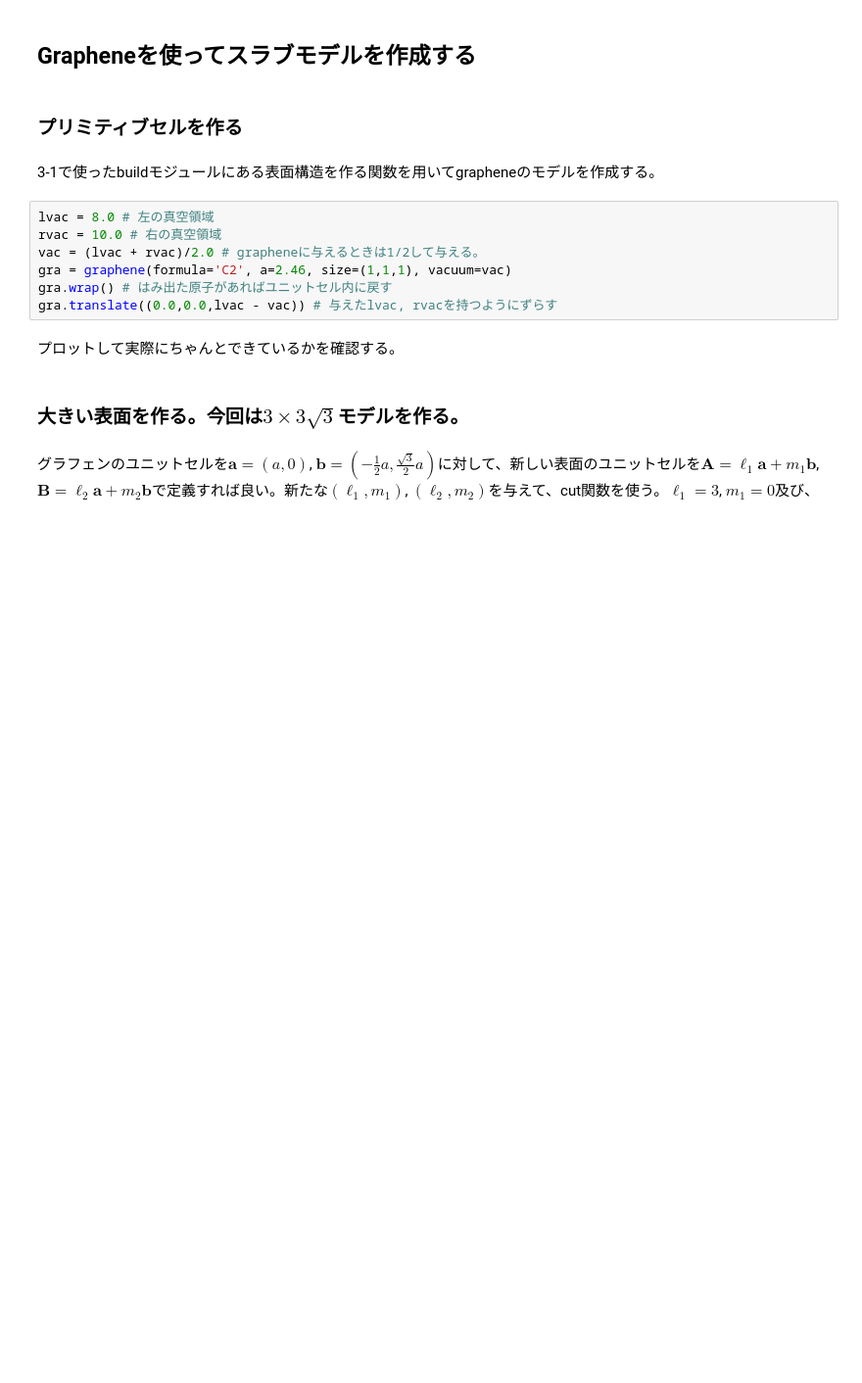
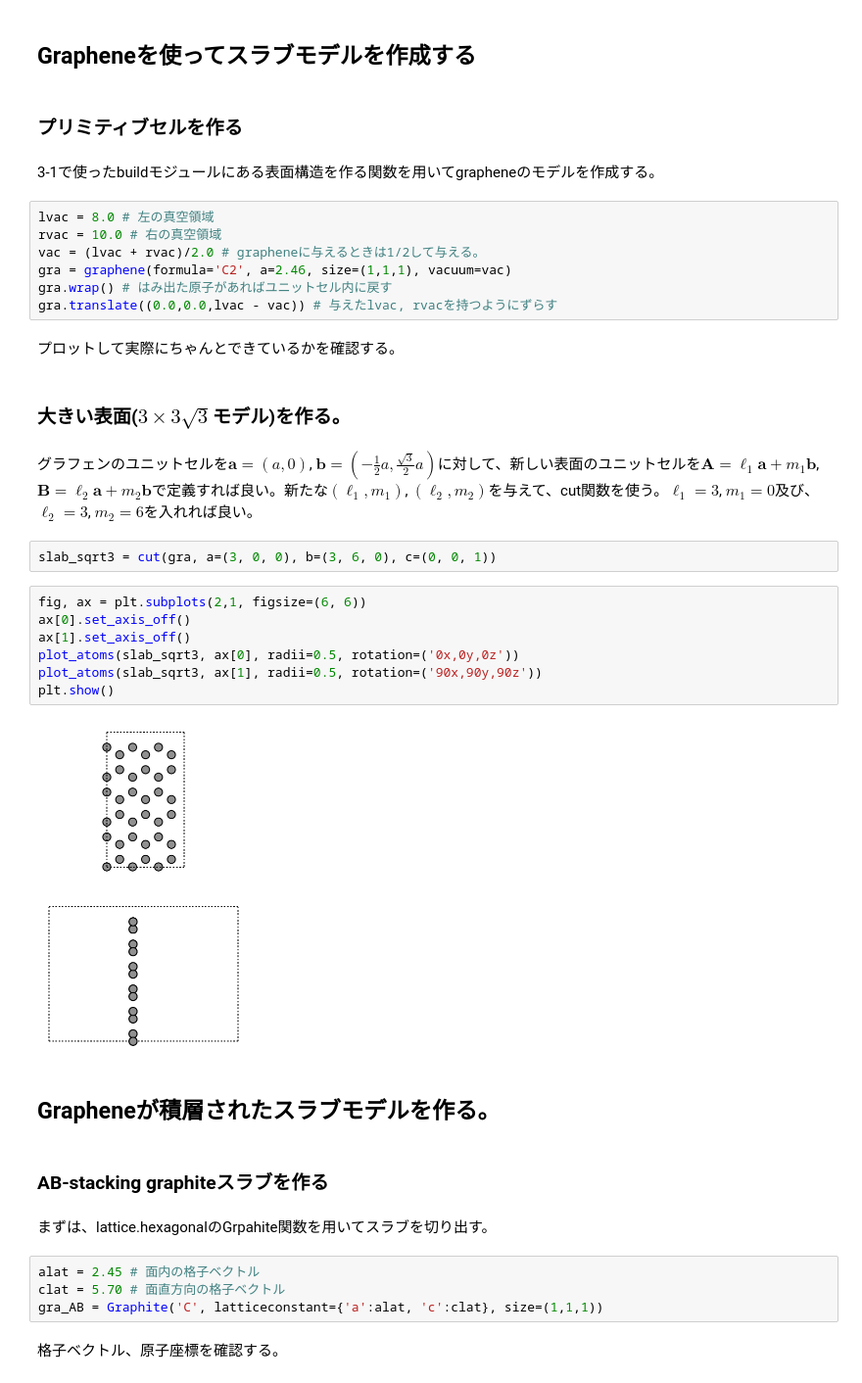
Before and after one commit to dockerytong/qe_ESM_RISM, a Jupyter notebook: notebook/03_2ASE.ipynb, the cells around one changed output. Shown at 98% size. Drawn from its saved outputs; the diff is of its cells as text; blank space fills up the shorter version.

```diff
--- a/notebook/03_2ASE.ipynb
+++ b/notebook/03_2ASE.ipynb
@@ -37,6 +37,29 @@ gra.translate((0.0,0.0,lvac - vac)) # 与えたlvac, rvacを持つようにず
 # %% [markdown]
 プロットして実際にちゃんとできているかを確認する。
 # %% [markdown]
-### 大きい表面を作る。今回は$3\times 3\sqrt{3}$モデルを作る。
+### 大きい表面($3\times 3\sqrt{3}$モデル)を作る。
 # %% [markdown]
-グラフェンのユニットセルを$\boldsymbol{a}=(a,0)$, $\boldsymbol{b}=(-\frac{1}{2}a, \frac{\sqrt{3}}{2}a)$に対して、新しい表面のユニットセルを$\boldsymbol{A}=\ell_1\boldsymbol{a}+m_1\boldsymbol{b}$, $\boldsymbol{B}=\ell_2\boldsymbol{a}+m_2\boldsymbol{b}$で定義すれば良い。新たな$(\ell_1, m_1)$, $(\ell_2, m_2)$を与えて、cut関数を使う。$\ell_1=3$, $m_1=0$及び、
+グラフェンのユニットセルを$\boldsymbol{a}=(a,0)$, $\boldsymbol{b}=(-\frac{1}{2}a, \frac{\sqrt{3}}{2}a)$に対して、新しい表面のユニットセルを$\boldsymbol{A}=\ell_1\boldsymbol{a}+m_1\boldsymbol{b}$, $\boldsymbol{B}=\ell_2\boldsymbol{a}+m_2\boldsymbol{b}$で定義すれば良い。新たな$(\ell_1, m_1)$, $(\ell_2, m_2)$を与えて、cut関数を使う。$\ell_1=3$, $m_1=0$及び、$\ell_2=3$, $m_2=6$を入れれば良い。
+# %%
+slab_sqrt3 = cut(gra, a=(3, 0, 0), b=(3, 6, 0), c=(0, 0, 1))
+# %%
+fig, ax = plt.subplots(2,1, figsize=(6, 6))
+ax[0].set_axis_off()
+ax[1].set_axis_off()
+plot_atoms(slab_sqrt3, ax[0], radii=0.5, rotation=('0x,0y,0z'))
+plot_atoms(slab_sqrt3, ax[1], radii=0.5, rotation=('90x,90y,90z'))
+plt.show()
+# %% [output]
+[figure, added]
+# %% [markdown]
+## Grapheneが積層されたスラブモデルを作る。
+# %% [markdown]
+### AB-stacking graphiteスラブを作る
+# %% [markdown]
+まずは、lattice.hexagonalのGrpahite関数を用いてスラブを切り出す。
+# %%
+alat = 2.45 # 面内の格子ベクトル
+clat = 5.70 # 面直方向の格子ベクトル
+gra_AB = Graphite('C', latticeconstant={'a':alat, 'c':clat}, size=(1,1,1))
+# %% [markdown]
+格子ベクトル、原子座標を確認する。
```
Also changed, not shown: parts of 70 cells of this notebook.
